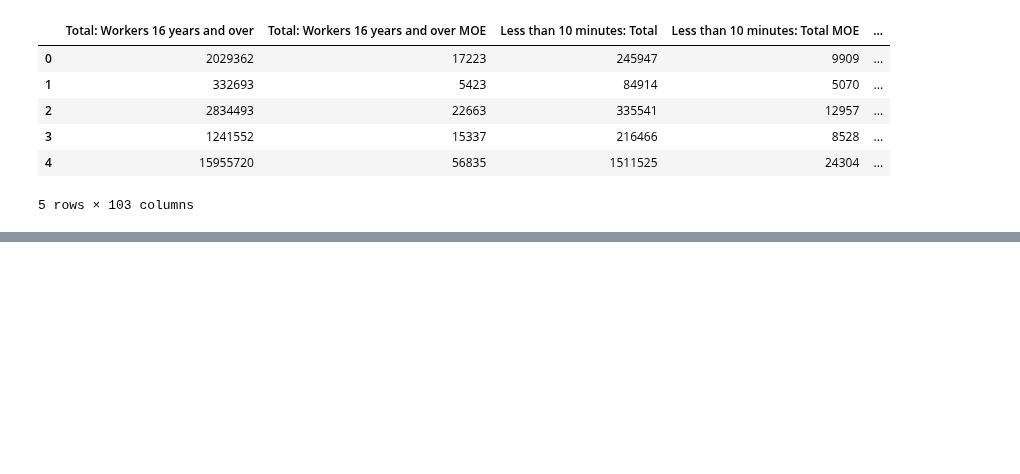
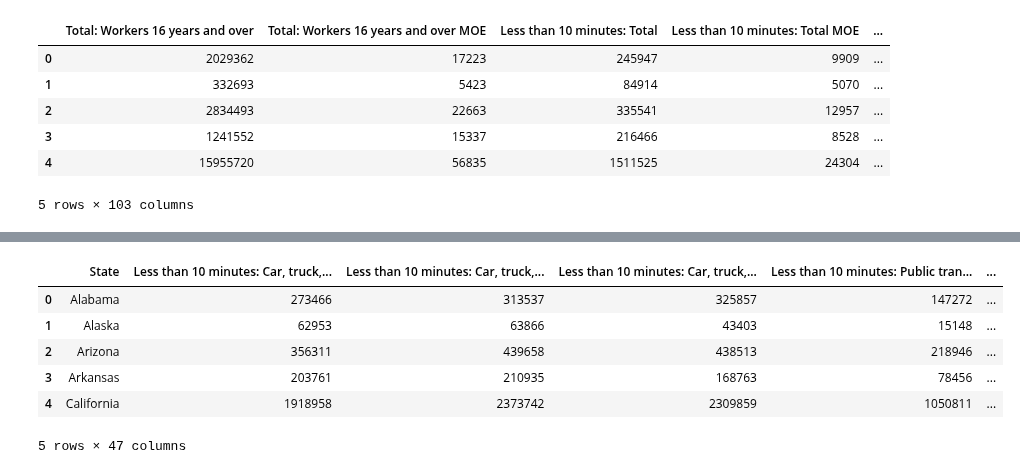
Before and after one commit to angelikabrown/CensusDataEDA, a Jupyter notebook: census_data_cleaning.ipynb, the cells around one changed output, grey strips where cells are left out. Saved outputs shown, nothing was run; the diff lists cells and outputs as text; code cells hidden in the pictures; blank space fills up the shorter version.

Commit message:
reordering columns

```diff
--- a/census_data_cleaning.ipynb
+++ b/census_data_cleaning.ipynb
@@ -1583,3 +1583,9 @@ df_industry_cleaned .head()
 | 3 | 1241552 | 15337 | 216466 | 8528 | ... |
 | 4 | 15955720 | 56835 | 1511525 | 24304 | ... |
 5 rows × 103 columns
+# %%
+#drop columns containing 'MOE'
+df_industry_cleaned.drop(df_industry_cleaned.columns[df_industry_cleaned.columns.str.contains('MOE')], axis=1, inplace=True)
+# %%
+df_industry_cleaned.drop(df_industry_cleaned.columns[df_industry_cleaned.columns.str.contains('Total')], axis=1, inplace=True)
+df_industry_cleaned.head()
@@ -1585,0 +1600,15 @@ df_industry_cleaned .head()
+# %%
+#make first column Geographic Area
+df_industry_cleaned.rename(columns={'Geographic Area': 'State'}, inplace=True)
+# %%
+#reorder columns for better readability
+df_industry_cleaned = df_industry_cleaned[['State'] + [col for col in df_industry_cleaned.columns if col != 'State']]
+df_industry_cleaned.head()
+# %% [output]
+|  | State | Less than 10 minutes: Car, truck,... | Less than 10 minutes: Car, truck,... | Less than 10 minutes: Car, truck,... | Less than 10 minutes: Public tran... | ... |
+| 0 | Alabama | 273466 | 313537 | 325857 | 147272 | ... |
+| 1 | Alaska | 62953 | 63866 | 43403 | 15148 | ... |
+| 2 | Arizona | 356311 | 439658 | 438513 | 218946 | ... |
+| 3 | Arkansas | 203761 | 210935 | 168763 | 78456 | ... |
+| 4 | California | 1918958 | 2373742 | 2309859 | 1050811 | ... |
+5 rows × 47 columns
```
Also changed, not shown: parts of 1 cell of this notebook.
